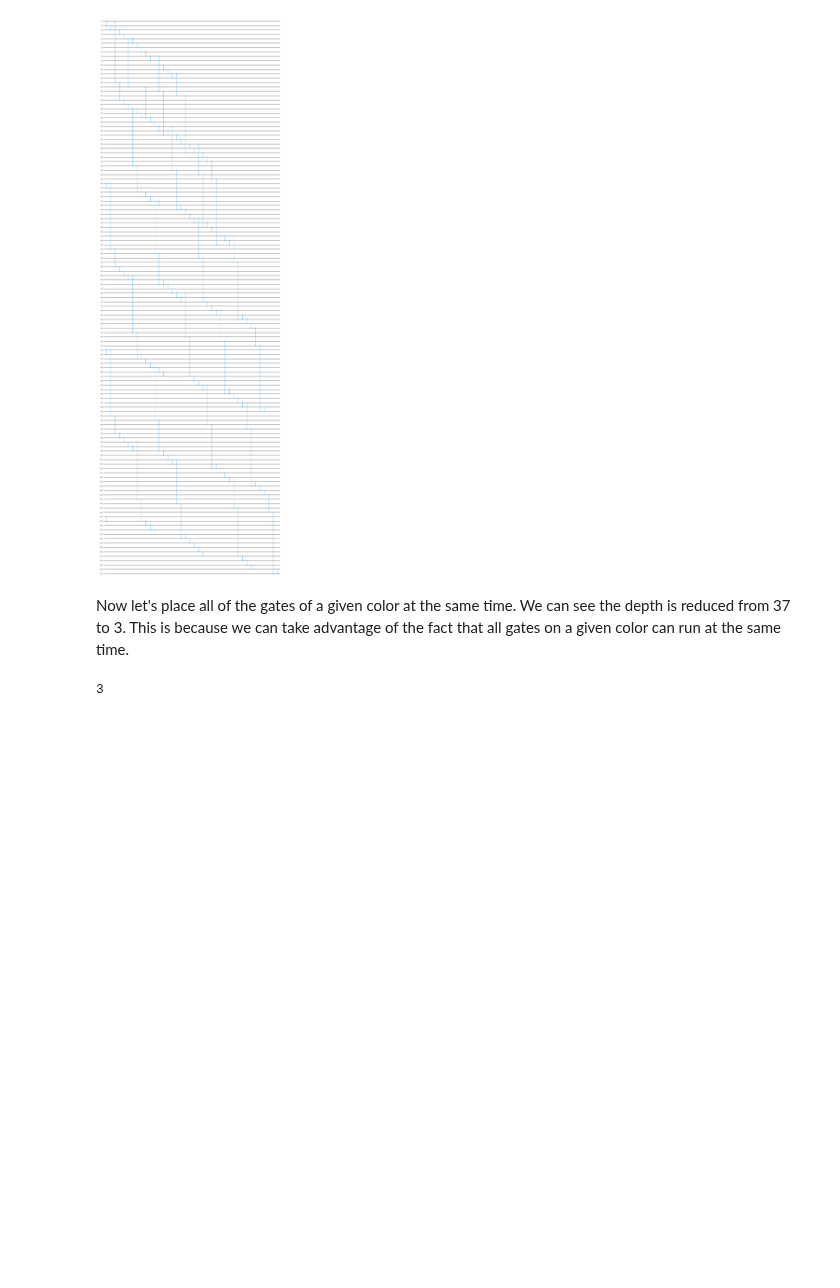
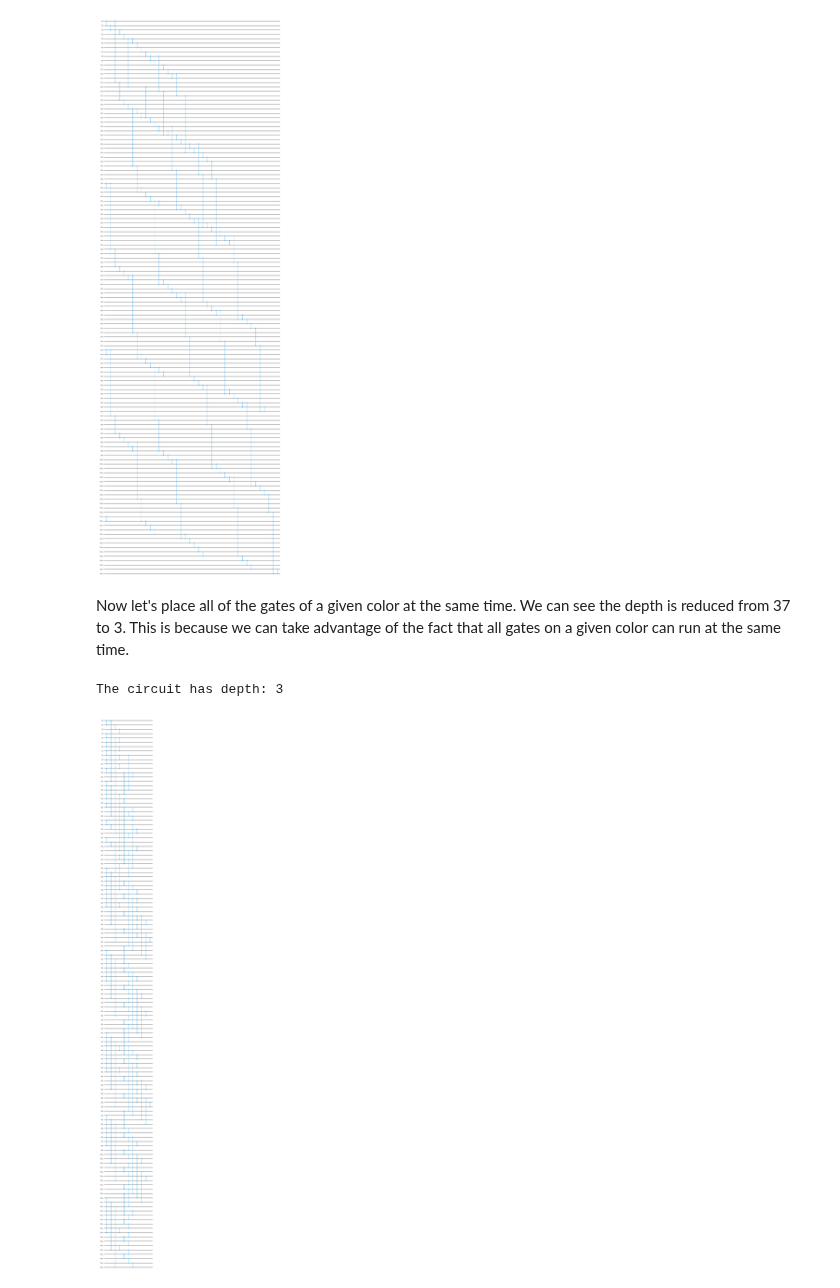
Before and after one commit to Qiskit/qiskit-addon-utils, a Jupyter notebook: docs/how_tos/color_device_edges_to_improve_depth.ipynb, the cells around one changed output. Cells and saved outputs as stored; diff of their text form; code cells hidden in the pictures; blank space fills up the shorter version.

```diff
--- a/docs/how_tos/color_device_edges_to_improve_depth.ipynb
+++ b/docs/how_tos/color_device_edges_to_improve_depth.ipynb
@@ -55,14 +53,16 @@ Now let's place all of the gates of a given color at the same time. We can see t
 # %%
 from collections import defaultdict
 
 circuit = QuantumCircuit(backend.num_qubits)
 
 color_to_edge = defaultdict(list)
 for edge, color in coloring.items():
     color_to_edge[color].append(edge)
 for edges in color_to_edge.values():
     for edge in edges:
         circuit.cz(edge[0], edge[1])
-circuit.depth()
+print(f"The circuit has depth: {circuit.depth()}")
+circuit.draw("mpl", fold=-1)
 # %% [output]
-3
+The circuit has depth: 3
+[figure, added]
```
Also changed, not shown: parts of 3 cells of this notebook.
